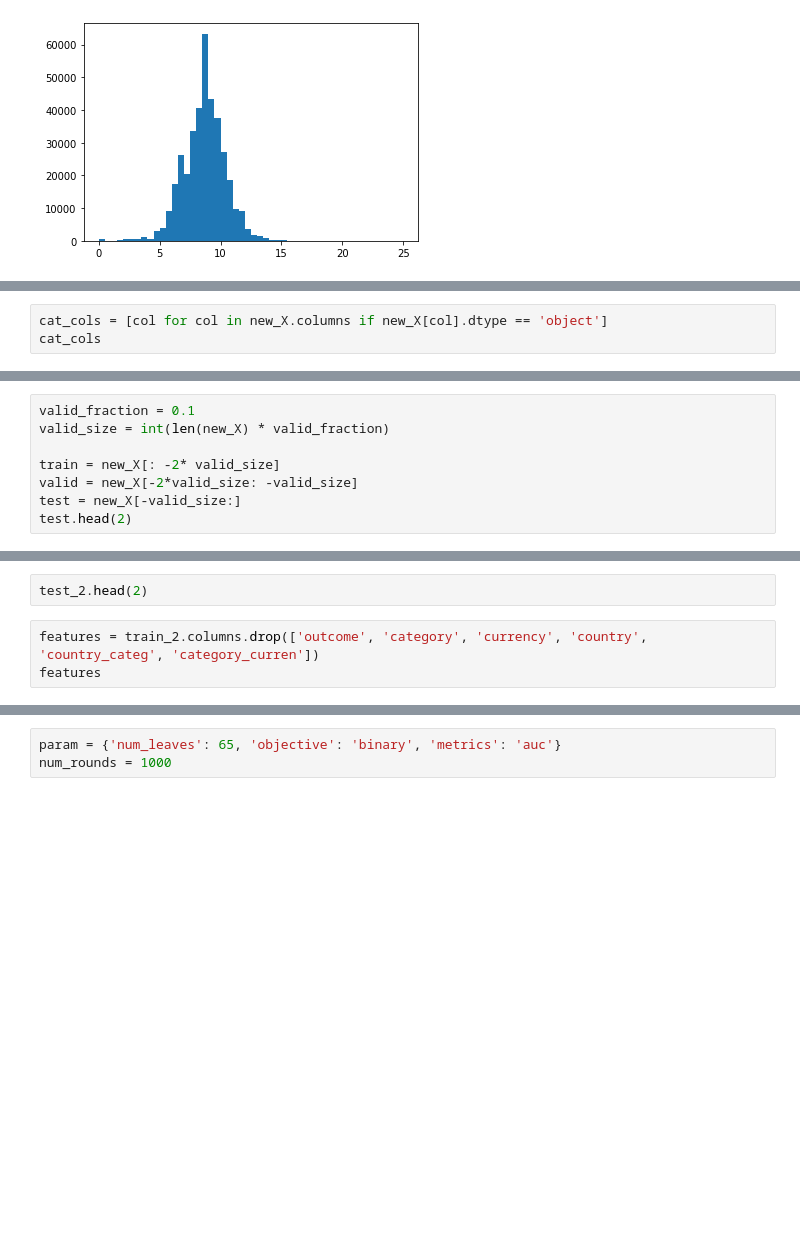
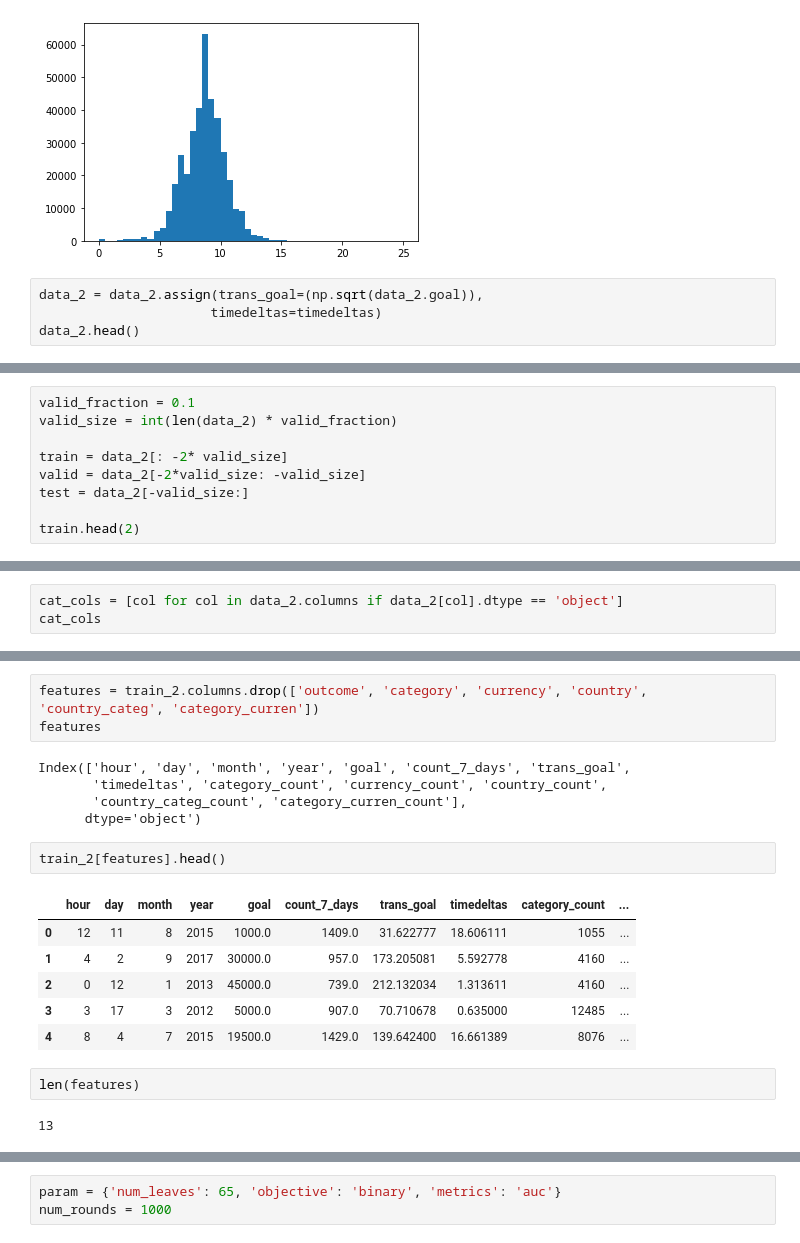
Before and after one commit to georgek2/Category_Encoders, a Jupyter notebook: Refined/count_the_one.ipynb, the cells around one changed output, grey strips where cells are left out. Drawn from its saved outputs; the diff is of its cells as text; blank space fills up the shorter version.

```diff
--- a/Refined/count_the_one.ipynb
+++ b/Refined/count_the_one.ipynb
@@ -419,3 +419,7 @@ plt.hist(np.log(data_2.goal), range=(0, 25), bins=50)
         22. , 22.5, 23. , 23.5, 24. , 24.5, 25. ]),
  <a list of 50 Patch objects>)
 [figure]
+# %%
+data_2 = data_2.assign(trans_goal=(np.sqrt(data_2.goal)),
+                      timedeltas=timedeltas)
+data_2.head()
@@ -421,0 +433,9 @@ plt.hist(np.log(data_2.goal), range=(0, 25), bins=50)
+# %%
+valid_fraction = 0.1
+valid_size = int(len(data_2) * valid_fraction)
+
+train = data_2[: -2* valid_size]
+valid = data_2[-2*valid_size: -valid_size]
+test = data_2[-valid_size:]
+
+train.head(2)
@@ -422,3 +446,3 @@ plt.hist(np.log(data_2.goal), range=(0, 25), bins=50)
 # %%
-cat_cols = [col for col in new_X.columns if new_X[col].dtype == 'object']
+cat_cols = [col for col in data_2.columns if data_2[col].dtype == 'object']
 cat_cols
@@ -428,11 +458,3 @@ num_sub.head(2)
-# %%
-valid_fraction = 0.1
-valid_size = int(len(new_X) * valid_fraction)
-
-train = new_X[: -2* valid_size]
-valid = new_X[-2*valid_size: -valid_size]
-test = new_X[-valid_size:]
-test.head(2)
 # %%
 my_enc = ce.CountEncoder(cols=cat_cols)
 my_enc.fit(train[cat_cols])
@@ -445,8 +480,24 @@ test_2.head()
-# %%
-test_2.head(2)
 # %%
 features = train_2.columns.drop(['outcome', 'category', 'currency', 'country', 'country_categ', 'category_curren'])
 features
+# %% [output]
+Index(['hour', 'day', 'month', 'year', 'goal', 'count_7_days', 'trans_goal',
+       'timedeltas', 'category_count', 'currency_count', 'country_count',
+       'country_categ_count', 'category_curren_count'],
+      dtype='object')
+# %%
+train_2[features].head()
+# %% [output]
+|  | hour | day | month | year | goal | count_7_days | trans_goal | timedeltas | category_count | ... |
+| 0 | 12 | 11 | 8 | 2015 | 1000.0 | 1409.0 | 31.622777 | 18.606111 | 1055 | ... |
+| 1 | 4 | 2 | 9 | 2017 | 30000.0 | 957.0 | 173.205081 | 5.592778 | 4160 | ... |
+| 2 | 0 | 12 | 1 | 2013 | 45000.0 | 739.0 | 212.132034 | 1.313611 | 4160 | ... |
+| 3 | 3 | 17 | 3 | 2012 | 5000.0 | 907.0 | 70.710678 | 0.635000 | 12485 | ... |
+| 4 | 8 | 4 | 7 | 2015 | 19500.0 | 1429.0 | 139.642400 | 16.661389 | 8076 | ... |
+# %%
+len(features)
+# %% [output]
+13
 # %%
 dtrain = lgb.Dataset(train_2[features], train_2['outcome'])
 dvalid = lgb.Dataset(valid_2[features], valid_2['outcome'])
```
Also changed, not shown: parts of 24 cells of this notebook.
